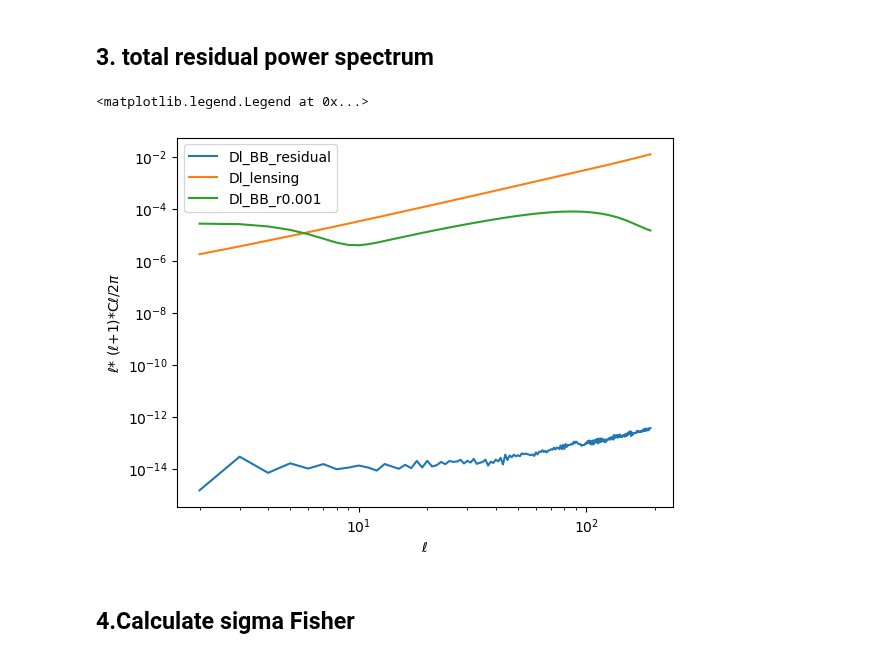
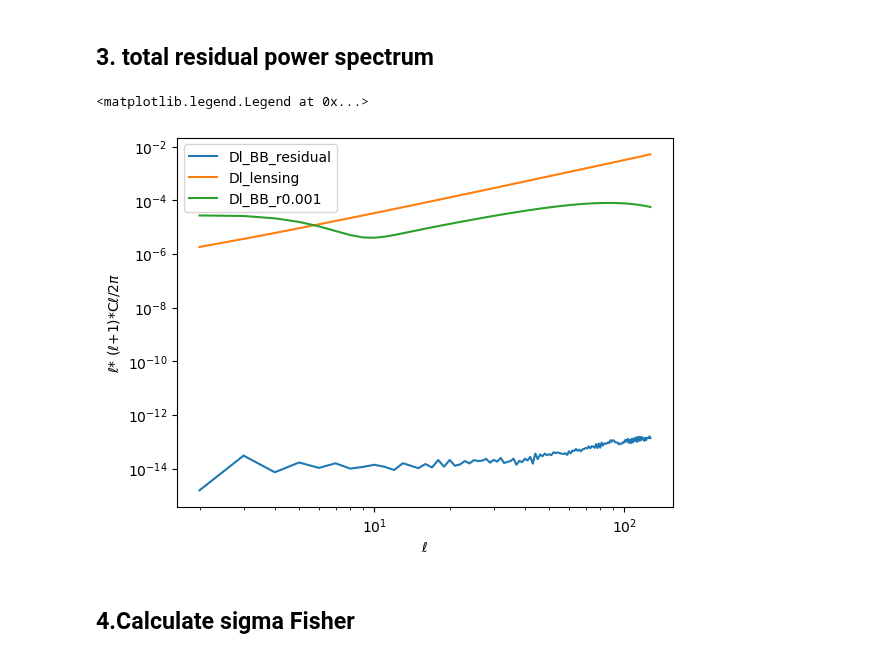
Before and after one commit to AlicePirotta/APC, a Jupyter notebook: pipeline residuals_new.ipynb, the cells around one changed output. Drawn from its saved outputs; the diff is of its cells as text; code cells hidden in the pictures.

```diff
--- a/pipeline residuals_new.ipynb
+++ b/pipeline residuals_new.ipynb
@@ -186,37 +187,37 @@ residual_maps_IQU = np.vstack((zeros, residual_maps_QU))
 # %%
 #multipole range
 lmin= 2
-lmax= 192
-ell = np.arange(lmin,lmax)
+lmax= 2*nside-1
+ell = np.arange(lmin,lmax+1)
 
 
-#power spectrum of the total residual
-Cl_BB_residual =hp.anafast(residual_maps_IQU)[2,lmin:] #with [2] I select the B mode #closed to bias
+# #power spectrum of the total residual
+Cl_BB_residual =hp.anafast(residual_maps_IQU)[2,lmin:lmax+1] #with [2] I select the B mode #closed to bias
 Dl_BB_residual = (ell*(ell+1)*Cl_BB_residual)/(2*m.pi)
 
 
 #Cl theory
-Cl_BB_r1 = _get_Cl_cmb(Alens=0.0, r=1.)[2][lmin:lmax]
-Cl_BB_r_001 = _get_Cl_cmb(Alens=0.0, r=0.001)[2] [lmin:lmax]
+Cl_BB_r1 = _get_Cl_cmb(Alens=0.0, r=1.)[2][lmin:lmax+1]
+Cl_BB_r_001 = _get_Cl_cmb(Alens=0.0, r=0.001)[2] [lmin:lmax+1]
 
 #Dl theory
 Dl_BB_r001 = (ell*(ell+1)*Cl_BB_r_001)/(2*m.pi)
 
 
 #lensing
-Cl_lens = _get_Cl_cmb(Alens=1.0, r=0.)[2][lmin:lmax]
+Cl_lens = _get_Cl_cmb(Alens=1.0, r=0.)[2][lmin:lmax+1]
 Dl_lens = (ell*(ell+1)*Cl_lens)/(2*m.pi)
 
 #plot power spectra
 plt.loglog(ell, Dl_BB_residual, label = "Dl_BB_residual")
 plt.loglog(ell, Dl_lens, label = "Dl_lensing")
 plt.loglog(ell, Dl_BB_r001, label = "Dl_BB_r0.001")
 plt.xlabel(r'$\ell$')
 plt.ylabel(r'$\ell$* ($\ell$+1)*C$\ell$/2$\pi$')
 plt.legend()
 # %% [output]
 <matplotlib.legend.Legend at 0x...>
-[figure, old version]
+[figure, new version]
 # %% [markdown]
 ## 4.Calculate sigma Fisher
 # %%
```
Also changed, not shown: parts of 19 cells of this notebook.
